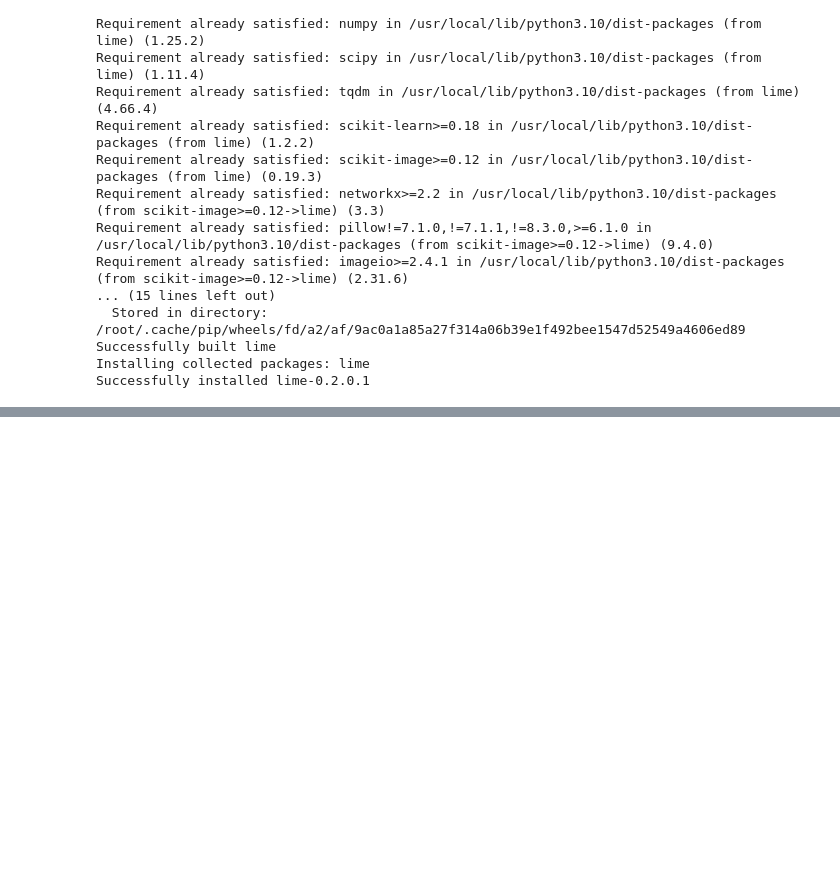
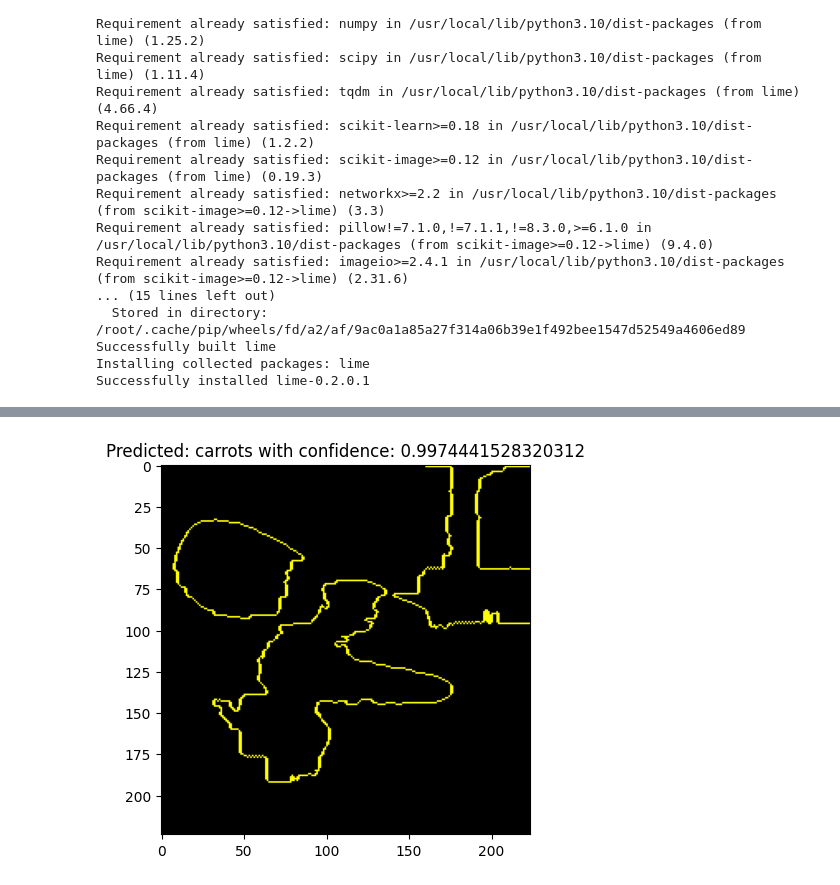
Before and after one commit to chindyfebryan/FlavourFinder, a Jupyter notebook: model_interpretation.ipynb, the cells around one changed output, grey strips where cells are left out. Cells and saved outputs as stored; diff of their text form; code cells hidden in the pictures; blank space fills up the shorter version.

```diff
--- a/model_interpretation.ipynb
+++ b/model_interpretation.ipynb
@@ -22,0 +41,2 @@ Successfully installed lime-0.2.0.1
+# %%
+model = load_model('/content/model.h5')
@@ -22,0 +63,10 @@ Successfully installed lime-0.2.0.1
+# %%
+img_path = '/content/dataset/dataset/carrots/0002_jpg.rf.458d74c0b814a48bee460a2a49862348.jpg'
+target_size = (224, 224)
+
+img_array = preprocess_image(img_path, target_size)
+
+predictions = predict_image(model, img_array)
+predicted_class_index = np.argmax(predictions, axis=1)[0]
+confidence_score = np.max(predictions, axis=1)[0]
+predicted_class_name = class_names[predicted_class_index]
@@ -22,0 +81,4 @@ Successfully installed lime-0.2.0.1
+# %%
+explainer = lime.lime_image.LimeImageExplainer()
+explanation = explainer.explain_instance(image.img_to_array(image.load_img(img_path, target_size=target_size))/255.0,
+                                         model.predict, top_labels=1, hide_color=0, num_samples=1000)
@@ -22,0 +103,8 @@ Successfully installed lime-0.2.0.1
+# %%
+temp, mask = explanation.get_image_and_mask(explanation.top_labels[0], positive_only=True, num_features=5, hide_rest=False)
+img_boundry = mark_boundaries(temp / 255.0, mask)
+plt.imshow(img_boundry)
+plt.title(f'Predicted: {predicted_class_name} with confidence: {confidence_score}')
+plt.show()
+# %% [output]
+[figure, added]
```
Also changed, not shown: parts of 10 cells of this notebook.
